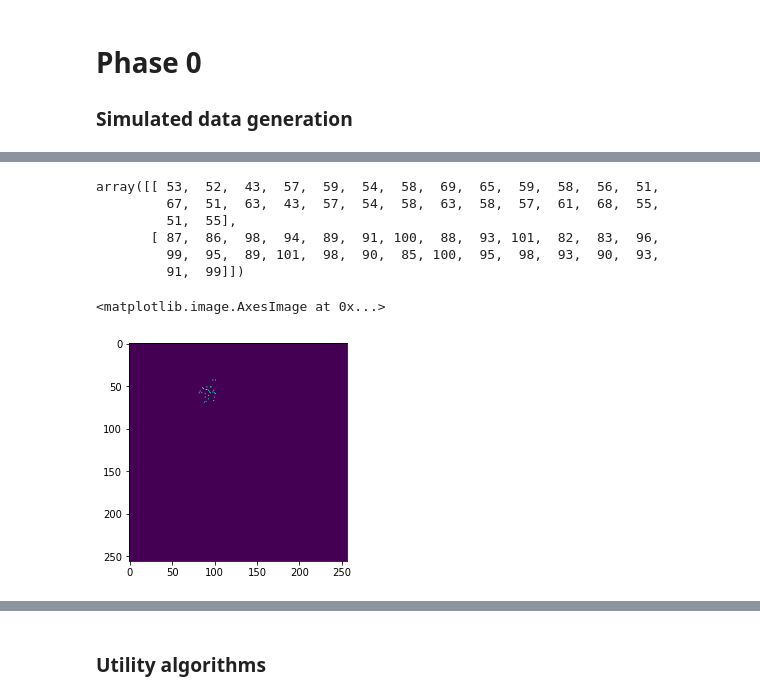
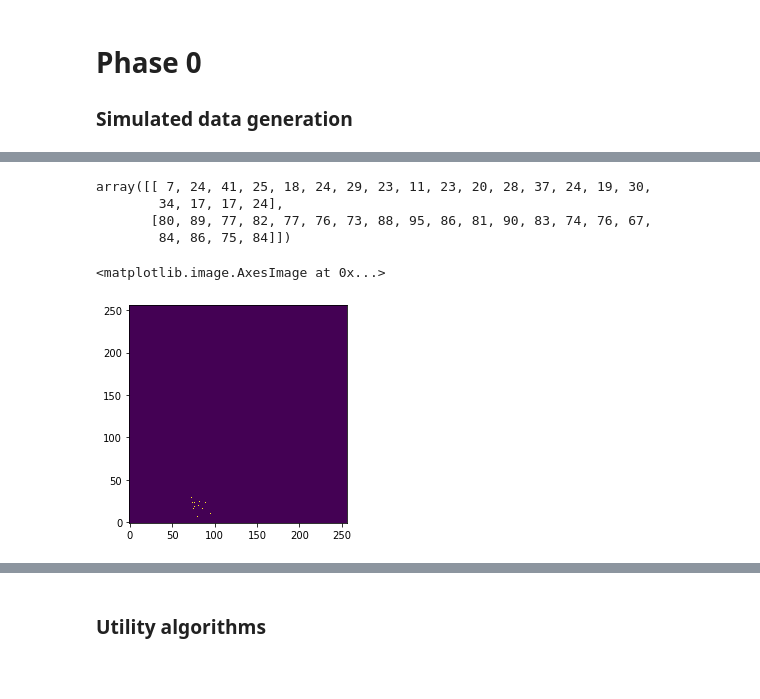
Before and after one commit to mmajewsk/velo-moni-ana, a Jupyter notebook: Main_notebook.ipynb, the cells around one changed output, grey strips where cells are left out. Cells and saved outputs as stored; diff of their text form; code cells hidden in the pictures; blank space fills up the shorter version.

```diff
--- a/Main_notebook.ipynb
+++ b/Main_notebook.ipynb
@@ -126,24 +113,16 @@ plt.imshow(one_line_map)
-# %%
-def make_blob(n_samples, avg_std = 5, size=256):
-    return make_blobs(n_samples,
-                      cluster_std=np.abs(np.random.randn()*5+1),
-                      centers=1,
-                      center_box=(0,size*0.7))[0].astype(int)
 # %%
 random_blob = make_blob(n_samples=np.abs(np.random.randint(40)),size=256)
 random_blob.T
 # %% [output]
-array([[ 53,  52,  43,  57,  59,  54,  58,  69,  65,  59,  58,  56,  51,
-         67,  51,  63,  43,  57,  54,  58,  63,  58,  57,  61,  68,  55,
-         51,  55],
-       [ 87,  86,  98,  94,  89,  91, 100,  88,  93, 101,  82,  83,  96,
-         99,  95,  89, 101,  98,  90,  85, 100,  95,  98,  93,  90,  93,
-         91,  99]])
+array([[ 7, 24, 41, 25, 18, 24, 29, 23, 11, 23, 20, 28, 37, 24, 19, 30,
+        34, 17, 17, 24],
+       [80, 89, 77, 82, 77, 76, 73, 88, 95, 86, 81, 90, 83, 74, 76, 67,
+        84, 86, 75, 84]])
 # %%
 one_blob_map=np.zeros((256,256))
 amplifying_factor=300
 one_blob_map[random_blob[:,0], random_blob[:,1]] = amplifying_factor
-plt.imshow(one_blob_map)
+plt.imshow(one_blob_map, interpolation="None", origin="lower")
 # %% [output]
 <matplotlib.image.AxesImage at 0x...>
-[figure, old version]
+[figure, new version]
```
Also changed, not shown: parts of 60 cells of this notebook, 1 other file.
